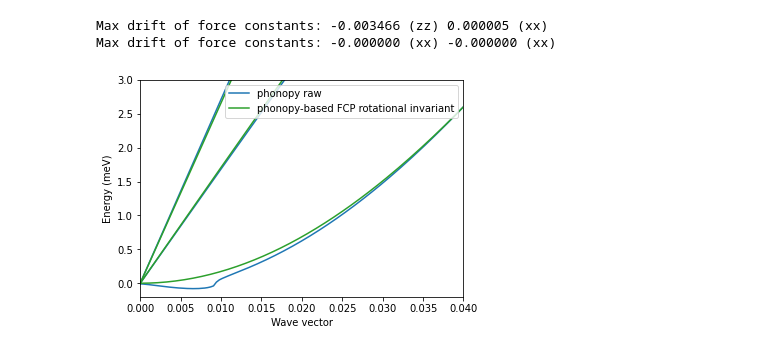
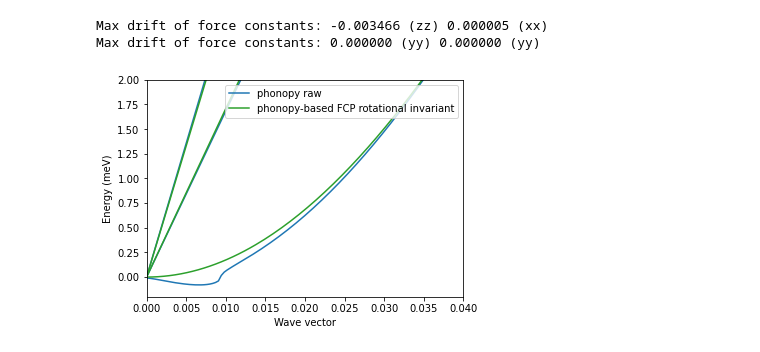
Before and after one commit to triphysics/Crete_workshop, a Jupyter notebook: MoS2/MoS2_551.ipynb, the cells around one changed output. Saved outputs shown, nothing was run; the diff lists cells and outputs as text; code cells hidden in the pictures.

```diff
--- a/MoS2/MoS2_551.ipynb
+++ b/MoS2/MoS2_551.ipynb
@@ -164,23 +178,23 @@ bands = [G2M]
 # %%
 # plotting
 fig = plt.figure(figsize=(5.5, 3.8))
 ax1 = fig.add_subplot(111)
 
 #ax1.axhline(y=0.0, ls='-', c='k', lw=1.0)
 plot_dispersion(fcs_phonopy, 'tab:blue', 'phonopy raw')
 plot_dispersion(fcs_hiphive_rot, 'tab:green', 'phonopy-based FCP rotational invariant')
 
 # show
 ax1.legend(loc=1)
 ax1.set_xlim(0, 0.04)
-ax1.set_ylim(-0.2, 3)
+ax1.set_ylim(-0.2, 2)
 
 ax1.set_xlabel('Wave vector')
 ax1.set_ylabel('Energy (meV)')
 
 fig.tight_layout()
 fig.savefig('MoS2_phonon_dispersion.svg')
 # %% [output]
 Max drift of force constants: -0.003466 (zz) 0.000005 (xx)
-Max drift of force constants: -0.000000 (xx) -0.000000 (xx)
+Max drift of force constants: 0.000000 (yy) 0.000000 (yy)
-[figure, old version]
+[figure, new version]
```
Also changed, not shown: parts of 17 cells of this notebook.
